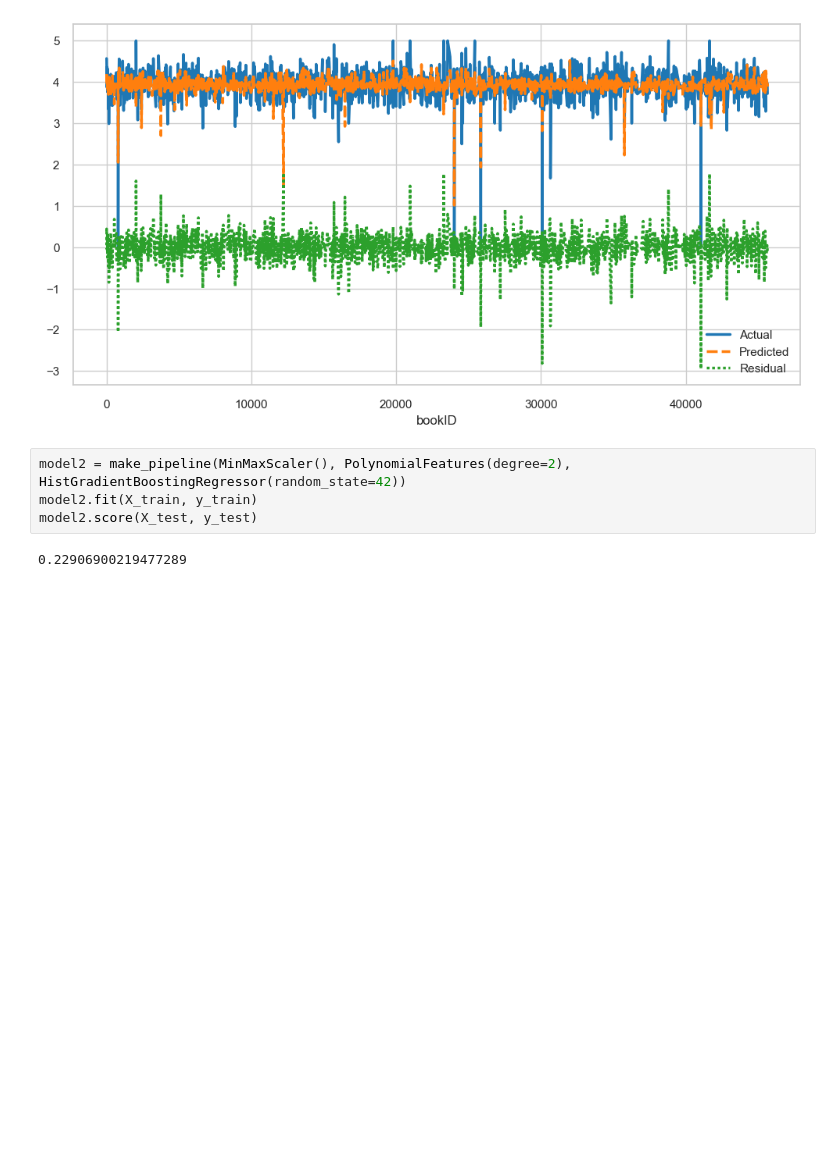
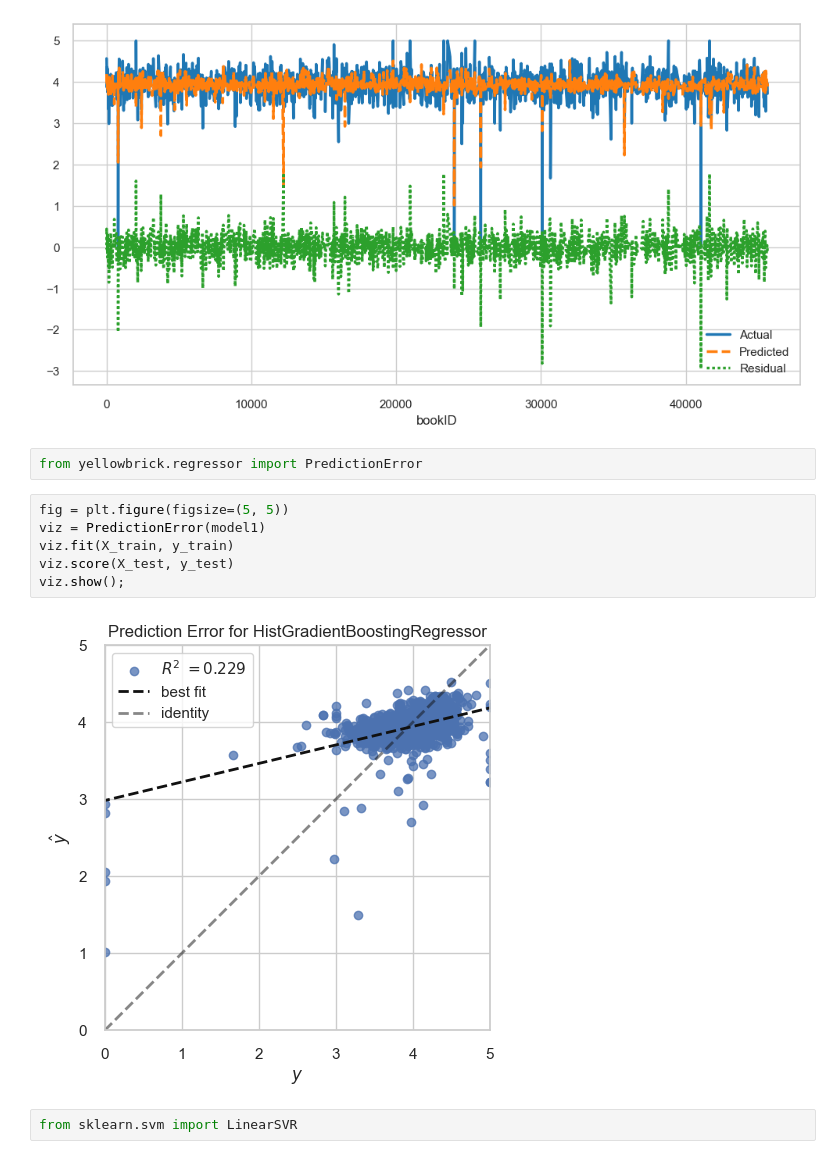
Before and after one commit to tanattiyarungtham/book_rating_project, a Jupyter notebook: book_raing_ML.ipynb, the cells around one changed output. Saved outputs shown, nothing was run; the diff lists cells and outputs as text; blank space fills up the shorter version.

```diff
--- a/book_raing_ML.ipynb
+++ b/book_raing_ML.ipynb
@@ -1715,9 +1751,15 @@ sns.set_theme(style="whitegrid");
 sns.lineplot(data=comparison_df, palette="tab10", linewidth=2.5);
 # %% [output]
 [figure]
-# %%
-model2 = make_pipeline(MinMaxScaler(), PolynomialFeatures(degree=2), HistGradientBoostingRegressor(random_state=42))
-model2.fit(X_train, y_train)
-model2.score(X_test, y_test)
-# %% [output]
-0.22906900219477289
+# %%
+from yellowbrick.regressor import PredictionError
+# %%
+fig = plt.figure(figsize=(5, 5))
+viz = PredictionError(model1)
+viz.fit(X_train, y_train)
+viz.score(X_test, y_test)
+viz.show();
+# %% [output]
+[figure, added]
+# %%
+from sklearn.svm import LinearSVR
```
Also changed, not shown: parts of 43 cells of this notebook.
